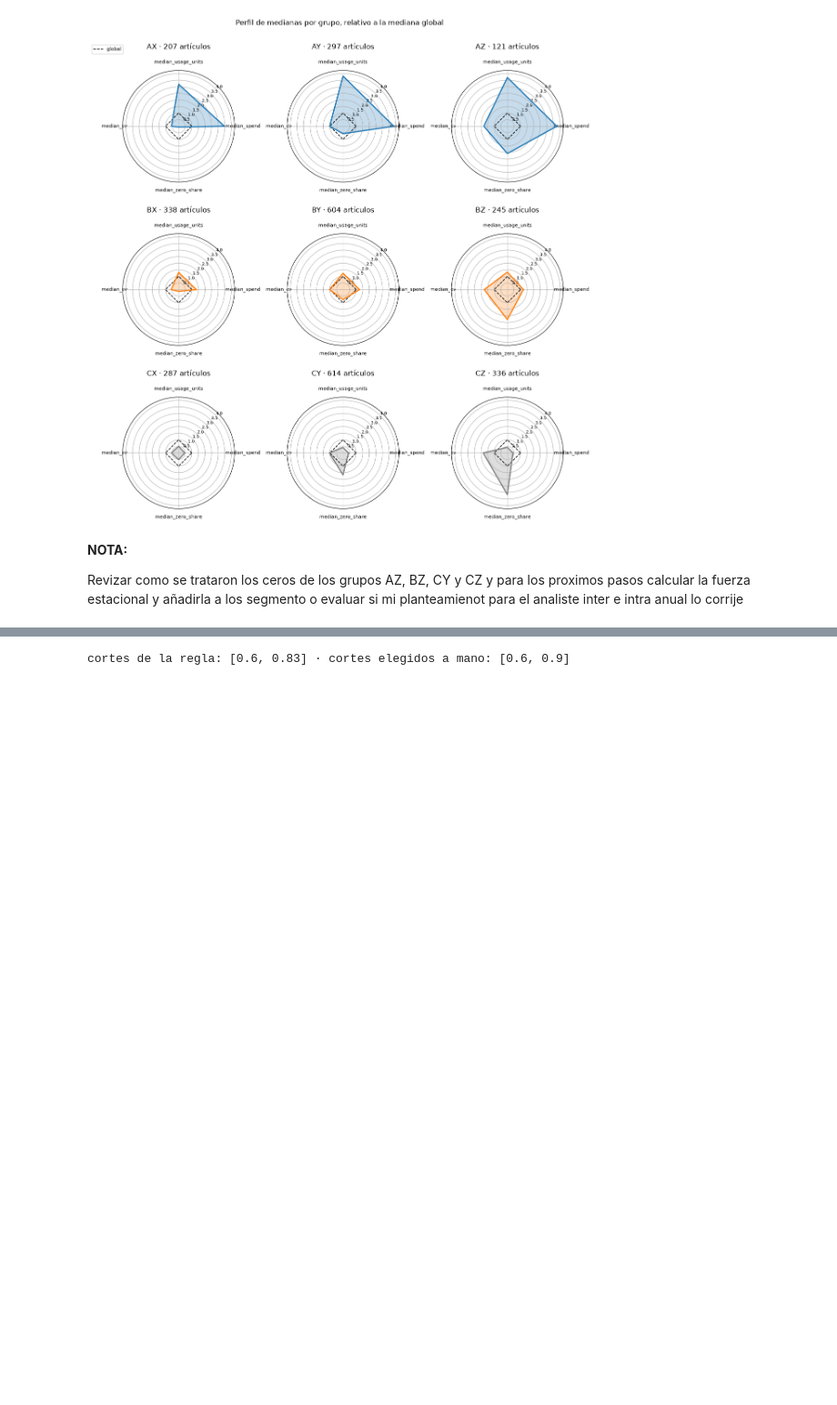
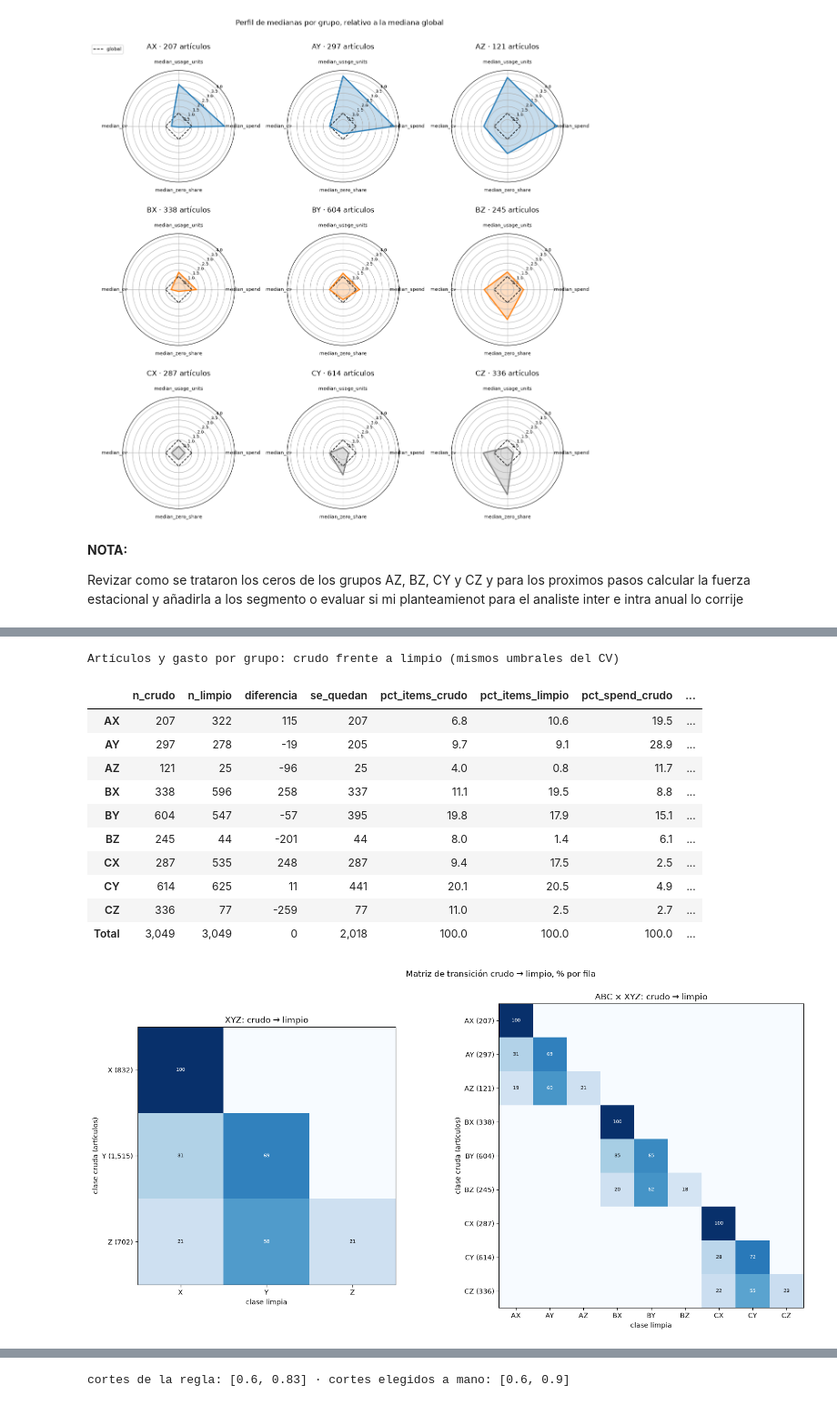
Before and after one commit to JoseSalas98/demand-forecasting-replenishment, a Jupyter notebook: notebooks/02_eda_five_years.ipynb, the cells around one changed output, grey strips where cells are left out. Shown at 91% size. Drawn from its saved outputs; the diff is of its cells as text; code cells hidden in the pictures; blank space fills up the shorter version.

```diff
--- a/notebooks/02_eda_five_years.ipynb
+++ b/notebooks/02_eda_five_years.ipynb
@@ -927,0 +1199,68 @@ Revizar como se trataron los ceros de los grupos AZ, BZ, CY y CZ y para los prox
+# %%
+def heatmap_pct(ax, counts, title, xlabel, ylabel):
+    """Dibuja una matriz de conteos como % por fila, con el total de cada fila en la etiqueta."""
+    pct = counts.div(counts.sum(axis=1).replace(0, np.nan), axis=0) * 100
+    ax.imshow(pct.fillna(0).to_numpy(), cmap="Blues", vmin=0, vmax=100)
+    for i in range(pct.shape[0]):
+        for j in range(pct.shape[1]):
+            v = pct.iat[i, j]
+            if v >= 1:
+                ax.text(j, i, f"{v:.0f}", ha="center", va="center", fontsize=7,
+                        color="white" if v > 50 else "black")
+    ax.set_xticks(range(pct.shape[1]), pct.columns)
+    ax.set_yticks(range(pct.shape[0]), [f"{c} ({n:,})" for c, n in counts.sum(axis=1).items()])
+    ax.set(title=title, xlabel=xlabel, ylabel=ylabel)
+
+
+# Grupo limpio: misma clase ABC y XYZ con el CV sin ceros de arranque, finales ni rachas largas.
+regroup = sens[["item_id", "group", "xyz_class", "xyz_clean"]].merge(
+    groups[["item_id", "abc_class", "spend"]], on="item_id")
+regroup["group_clean"] = regroup["abc_class"] + regroup["xyz_clean"]
+extra = sorted((set(regroup["group"]) | set(regroup["group_clean"])) - set(group_order))  # p. ej. "A-"
+order_rg = group_order + extra
+
+n_rg, spend_rg = len(regroup), regroup["spend"].sum()
+raw_n = regroup["group"].value_counts().reindex(order_rg, fill_value=0)
+clean_n = regroup["group_clean"].value_counts().reindex(order_rg, fill_value=0)
+stay = regroup[regroup["group"] == regroup["group_clean"]]["group"].value_counts().reindex(order_rg, fill_value=0)
+regroup_table = pd.DataFrame({
+    "n_crudo": raw_n,
+    "n_limpio": clean_n,
+    "diferencia": clean_n - raw_n,
+    "se_quedan": stay,
+    "pct_items_crudo": raw_n / n_rg * 100,
+    "pct_items_limpio": clean_n / n_rg * 100,
+    "pct_spend_crudo": regroup.groupby("group")["spend"].sum().reindex(order_rg, fill_value=0) / spend_rg * 100,
+    "pct_spend_limpio": regroup.groupby("group_clean")["spend"].sum().reindex(order_rg, fill_value=0) / spend_rg * 100,
+})
+regroup_table.loc["Total"] = regroup_table.sum()
+assert regroup_table.loc["Total", "n_crudo"] == regroup_table.loc["Total", "n_limpio"] == n_rg
+display(regroup_table.style.format({c: "{:,.0f}" for c in ["n_crudo", "n_limpio", "diferencia", "se_quedan"]}
+                                   | {c: "{:.1f}" for c in regroup_table.columns if c.startswith("pct")})
+        .set_caption("Artículos y gasto por grupo: crudo frente a limpio (mismos umbrales del CV)"))
+
+# Matrices crudo → limpio. ABC es idéntica por construcción, así que solo XYZ y la conjunta.
+assert (regroup["group"].str[0] == regroup["group_clean"].str[0]).all(), "ABC no debe cambiar"
+xyz_order = XYZ_LABELS + sorted((set(regroup["xyz_class"]) | set(regroup["xyz_clean"])) - set(XYZ_LABELS))
+fig, axes = plt.subplots(1, 2, figsize=(17, 7.5), gridspec_kw={"width_ratios": [1, 2]})
+for ax, (ref, tgt, labels, name) in zip(axes, [("xyz_class", "xyz_clean", xyz_order, "XYZ"),
+                                               ("group", "group_clean", order_rg, "ABC × XYZ")]):
+    counts = pd.crosstab(regroup[ref], regroup[tgt]).reindex(index=labels, columns=labels, fill_value=0)
+    heatmap_pct(ax, counts, f"{name}: crudo → limpio", "clase limpia", "clase cruda (artículos)")
+fig.suptitle("Matriz de transición crudo → limpio, % por fila", y=1.0)
+fig.tight_layout()
+plt.show()
+# %% [output]
+Artículos y gasto por grupo: crudo frente a limpio (mismos umbrales del CV)
+|  | n_crudo | n_limpio | diferencia | se_quedan | pct_items_crudo | pct_items_limpio | pct_spend_crudo | ... |
+| AX | 207 | 322 | 115 | 207 | 6.8 | 10.6 | 19.5 | ... |
+| AY | 297 | 278 | -19 | 205 | 9.7 | 9.1 | 28.9 | ... |
+| AZ | 121 | 25 | -96 | 25 | 4.0 | 0.8 | 11.7 | ... |
+| BX | 338 | 596 | 258 | 337 | 11.1 | 19.5 | 8.8 | ... |
+| BY | 604 | 547 | -57 | 395 | 19.8 | 17.9 | 15.1 | ... |
+| BZ | 245 | 44 | -201 | 44 | 8.0 | 1.4 | 6.1 | ... |
+| CX | 287 | 535 | 248 | 287 | 9.4 | 17.5 | 2.5 | ... |
+| CY | 614 | 625 | 11 | 441 | 20.1 | 20.5 | 4.9 | ... |
+| CZ | 336 | 77 | -259 | 77 | 11.0 | 2.5 | 2.7 | ... |
+| Total | 3,049 | 3,049 | 0 | 2,018 | 100.0 | 100.0 | 100.0 | ... |
+[figure, added]
```
Also changed, not shown: parts of 67 cells of this notebook, 1 other file.
